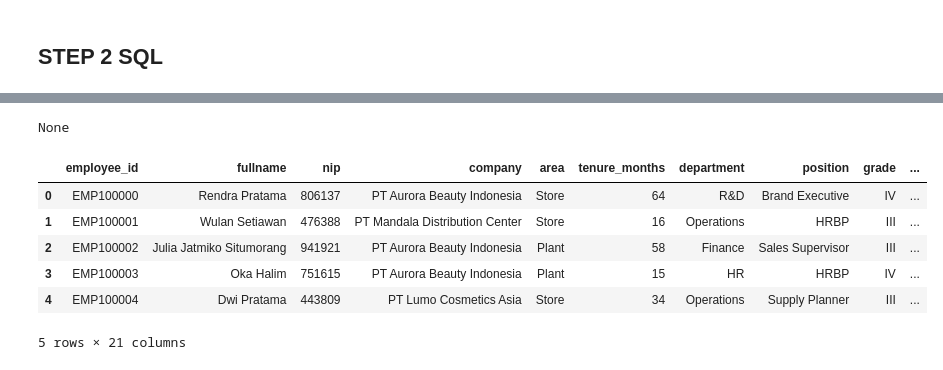
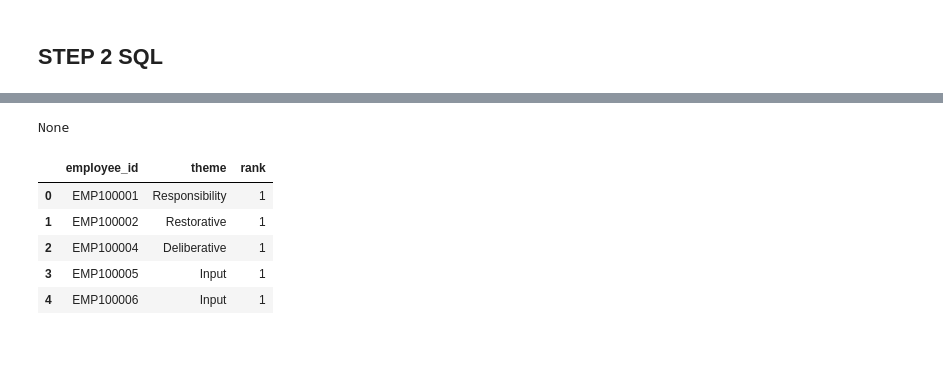
Before and after one commit to fbudimannn/talent-intelligence-system, a Jupyter notebook: 1_analysis/data_exploration.ipynb, the cells around one changed output, grey strips where cells are left out. Drawn from its saved outputs; the diff is of its cells as text; code cells hidden in the pictures.

```diff
--- a/1_analysis/data_exploration.ipynb
+++ b/1_analysis/data_exploration.ipynb
@@ -3075,7 +3075,7 @@ with competency_medians as(
 ),
 
 --- STEP/CTE 1.B: Clean and Impute Competency Scores ---
----Objective: Create a clean 'competencies' table for 2025.
+---Purpose: Create a clean 'competencies' table for 2025.
 --- Use CTE 1.A to fill in missing/odd data.
 
 competencies_cleaned_imputed as (
@@ -3097,7 +3097,7 @@ WHERE c.year = 2025
 ),
 
 --- STEP/CTE 1.C: Calculating Median IQ per Department ---
---Obective: Calculate the median IQ per department.
+--Purpose: Calculate the median IQ per department.
 -- This is for imputation of missing 'iq' data in the 'profiles_psych' table.
 ---- According to the step 1 , the department 4 has no value in iq amd qtq
 
@@ -3114,7 +3114,7 @@ GROUP BY e.department_id
 ),
 
 
---- STEP 1.D (Final Version): Clean, Join, and Impute All Main Data ---
+--- STEP/CTE  1.D (Final Version): Clean, Join, and Impute All Main Data ---
 ---Purpose: Replicate your `df_main_cleaned` from the notebook.
 ---1. Cleans MBTI typos ('intftj' -> 'UNKNOWN', UPPERCASE)
 ---2. Dynamically calculates the MBTI Mode (NOT hardcoded 'ENFP')
@@ -3130,7 +3130,7 @@ mbti_cleaned_typos AS (
 SELECT
   employee_id,
   CASE
-    WHEN UPPER(mbti) = 'inftj' THEN 'UNKNOWN'
+    WHEN mbti = 'inftj' THEN 'UNKNOWN'
     ELSE UPPER(mbti)
     END as mbti_cleaned
 FROM profiles_psych
@@ -3143,8 +3143,7 @@ SELECT
   MODE() WITHIN GROUP (ORDER BY mbti_cleaned) as mbti_mode_value
 FROM mbti_cleaned_typos
 WHERE mbti_cleaned is NOT NULL
-)
-
+),
 
 
 -- STEP/CTE 1.D (Final): Join, Clean, and Impute
@@ -3156,6 +3155,8 @@ WHERE mbti_cleaned is NOT NULL
   -- Impute DISC (using your full reference)
       -- 1. Use 'disc' if it exists
       -- 2. If 'disc' is NULL, try to map it from 'disc_word'
+
+main_cleaned_imputed as (
 SELECT
     e.employee_id,
     e.fullname,
@@ -3239,6 +3240,56 @@ WHERE
 py.rating BETWEEN 1 AND 5
 AND
 py.year = 2025
+),
+
+
+---STEP/CTE 1.E: Clean Strengths Data ---
+----Purpose: Filter 'rank' 1-5 and clean empty 'themes'.
+
+-- STEP 1.E.1 : Clean all string-like NULLs
+-- PurposeClears strings '', 'nan', 'None', etc. to NULL
+
+strengths_string_cleaned as (
+SELECT
+  employee_id,
+  "rank",
+  CASE
+      WHEN LOWER(TRIM(theme)) IN ('', 'nan', 'none') THEN NULL
+      ELSE theme
+  END as  theme
+FROM strengths
+WHERE "rank" BETWEEN 1 AND 5
+),
+
+-- STEP 1.E.2 : Find "Good" Employees
+-- Count the number of VALID themes in the Top 5 for EACH employee
+
+employee_top5_completeness as (
+SELECT
+    employee_id,
+    COUNT(theme) as  top_5_valid_themes_count
+FROM strengths_string_cleaned
+GROUP BY employee_id
+)
+
+-- STEP 1.E.3 (Final CTE): Filter based on the completeness check
+--strengths_cleaned ss (
+  SELECT
+    s.employee_id,
+    s.theme,
+    s."rank"
+  FROM strengths_string_cleaned as s
+  INNER JOIN  employee_top5_completeness as c
+  ON s.employee_id = c.employee_id
+  WHERE  c.top_5_valid_themes_count = 5
+
+
+
+
+
+
+
+
 
 
   """
@@ -3267,8 +3312,7 @@ memory usage: 293.8+ KB
 None
-|  | employee_id | fullname | nip | company | area | tenure_months | department | position | grade | ... |
-| 0 | EMP100000 | Rendra Pratama | 806137 | PT Aurora Beauty Indonesia | Store | 64 | R&D | Brand Executive | IV | ... |
-| 1 | EMP100001 | Wulan Setiawan | 476388 | PT Mandala Distribution Center | Store | 16 | Operations | HRBP | III | ... |
-| 2 | EMP100002 | Julia Jatmiko Situmorang | 941921 | PT Aurora Beauty Indonesia | Plant | 58 | Finance | Sales Supervisor | III | ... |
-| 3 | EMP100003 | Oka Halim | 751615 | PT Aurora Beauty Indonesia | Plant | 15 | HR | HRBP | IV | ... |
-| 4 | EMP100004 | Dwi Pratama | 443809 | PT Lumo Cosmetics Asia | Store | 34 | Operations | Supply Planner | III | ... |
+|  | employee_id | theme | rank |
+| 0 | EMP100001 | Responsibility | 1 |
+| 1 | EMP100002 | Restorative | 1 |
+| 2 | EMP100004 | Deliberative | 1 |
+| 3 | EMP100005 | Input | 1 |
+| 4 | EMP100006 | Input | 1 |
-5 rows × 21 columns
```
Also changed, not shown: parts of 4 cells of this notebook.
